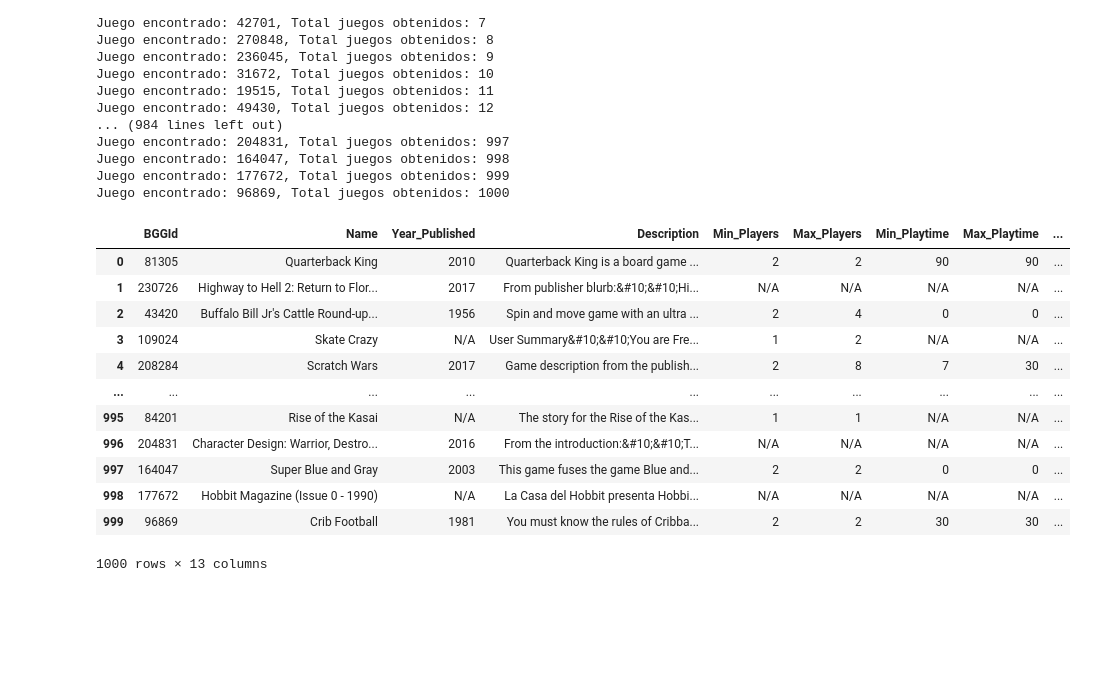
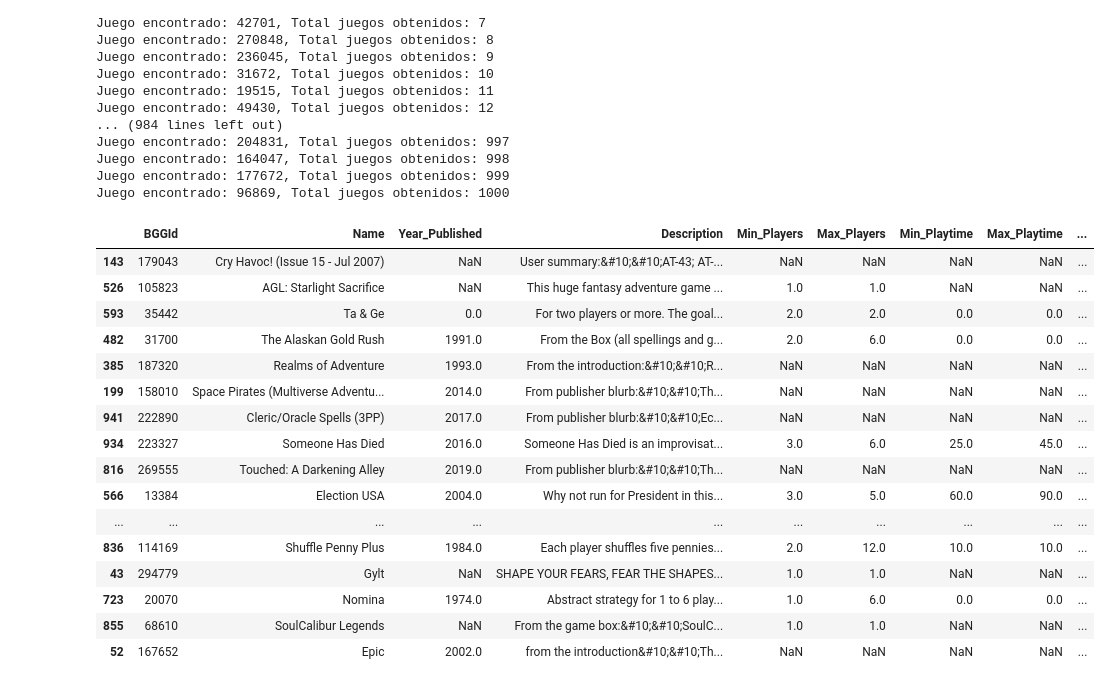
Before and after one commit to LOA395/GameMatcher, a Jupyter notebook: data_extraction/data_extraction.ipynb, the cells around one changed output. Saved outputs shown, nothing was run; the diff lists cells and outputs as text; code cells hidden in the pictures; blank space fills up the shorter version.

```diff
--- a/data_extraction/.ipynb
+++ b/data_extraction/data_extraction.ipynb
@@ -29,19 +32,25 @@ Juego encontrado: 204831, Total juegos obtenidos: 997
 Juego encontrado: 164047, Total juegos obtenidos: 998
 Juego encontrado: 177672, Total juegos obtenidos: 999
 Juego encontrado: 96869, Total juegos obtenidos: 1000
+# %%
+df_juegos_completo = pd.read_csv('boardgames_10000_juegos.csv')
 # %%
-df_juegos_completo
+df_juegos_completo.sample(30)
 # %% [output]
 |  | BGGId | Name | Year_Published | Description | Min_Players | Max_Players | Min_Playtime | Max_Playtime | ... |
-| 0 | 81305 | Quarterback King | 2010 | Quarterback King is a board game ... | 2 | 2 | 90 | 90 | ... |
-| 1 | 230726 | Highway to Hell 2: Return to Flor... | 2017 | From publisher blurb:&#10;&#10;Hi... | N/A | N/A | N/A | N/A | ... |
-| 2 | 43420 | Buffalo Bill Jr's Cattle Round-up... | 1956 | Spin and move game with an ultra ... | 2 | 4 | 0 | 0 | ... |
-| 3 | 109024 | Skate Crazy | N/A | User Summary&#10;&#10;You are Fre... | 1 | 2 | N/A | N/A | ... |
-| 4 | 208284 | Scratch Wars | 2017 | Game description from the publish... | 2 | 8 | 7 | 30 | ... |
+| 143 | 179043 | Cry Havoc! (Issue 15 - Jul 2007) | NaN | User summary:&#10;&#10;AT-43; AT-... | NaN | NaN | NaN | NaN | ... |
+| 526 | 105823 | AGL: Starlight Sacrifice | NaN | This huge fantasy adventure game ... | 1.0 | 1.0 | NaN | NaN | ... |
+| 593 | 35442 | Ta & Ge | 0.0 | For two players or more. The goal... | 2.0 | 2.0 | 0.0 | 0.0 | ... |
+| 482 | 31700 | The Alaskan Gold Rush | 1991.0 | From the Box (all spellings and g... | 2.0 | 6.0 | 0.0 | 0.0 | ... |
+| 385 | 187320 | Realms of Adventure | 1993.0 | From the introduction:&#10;&#10;R... | NaN | NaN | NaN | NaN | ... |
+| 199 | 158010 | Space Pirates (Multiverse Adventu... | 2014.0 | From publisher blurb:&#10;&#10;Th... | NaN | NaN | NaN | NaN | ... |
+| 941 | 222890 | Cleric/Oracle Spells (3PP) | 2017.0 | From publisher blurb:&#10;&#10;Ec... | NaN | NaN | NaN | NaN | ... |
+| 934 | 223327 | Someone Has Died | 2016.0 | Someone Has Died is an improvisat... | 3.0 | 6.0 | 25.0 | 45.0 | ... |
+| 816 | 269555 | Touched: A Darkening Alley | 2019.0 | From publisher blurb:&#10;&#10;Th... | NaN | NaN | NaN | NaN | ... |
+| 566 | 13384 | Election USA | 2004.0 | Why not run for President in this... | 3.0 | 5.0 | 60.0 | 90.0 | ... |
 | ... | ... | ... | ... | ... | ... | ... | ... | ... | ... |
-| 995 | 84201 | Rise of the Kasai | N/A | The story for the Rise of the Kas... | 1 | 1 | N/A | N/A | ... |
-| 996 | 204831 | Character Design: Warrior, Destro... | 2016 | From the introduction:&#10;&#10;T... | N/A | N/A | N/A | N/A | ... |
-| 997 | 164047 | Super Blue and Gray | 2003 | This game fuses the game Blue and... | 2 | 2 | 0 | 0 | ... |
-| 998 | 177672 | Hobbit Magazine (Issue 0 - 1990) | N/A | La Casa del Hobbit presenta Hobbi... | N/A | N/A | N/A | N/A | ... |
-| 999 | 96869 | Crib Football | 1981 | You must know the rules of Cribba... | 2 | 2 | 30 | 30 | ... |
+| 836 | 114169 | Shuffle Penny Plus | 1984.0 | Each player shuffles five pennies... | 2.0 | 12.0 | 10.0 | 10.0 | ... |
+| 43 | 294779 | Gylt | NaN | SHAPE YOUR FEARS, FEAR THE SHAPES... | 1.0 | 1.0 | NaN | NaN | ... |
+| 723 | 20070 | Nomina | 1974.0 | Abstract strategy for 1 to 6 play... | 1.0 | 6.0 | 0.0 | 0.0 | ... |
+| 855 | 68610 | SoulCalibur Legends | NaN | From the game box:&#10;&#10;SoulC... | 1.0 | 1.0 | NaN | NaN | ... |
+| 52 | 167652 | Epic | 2002.0 | from the introduction&#10;&#10;Th... | NaN | NaN | NaN | NaN | ... |
-1000 rows × 13 columns
```
Also changed, not shown: parts of 7 cells of this notebook, 3 other files.
